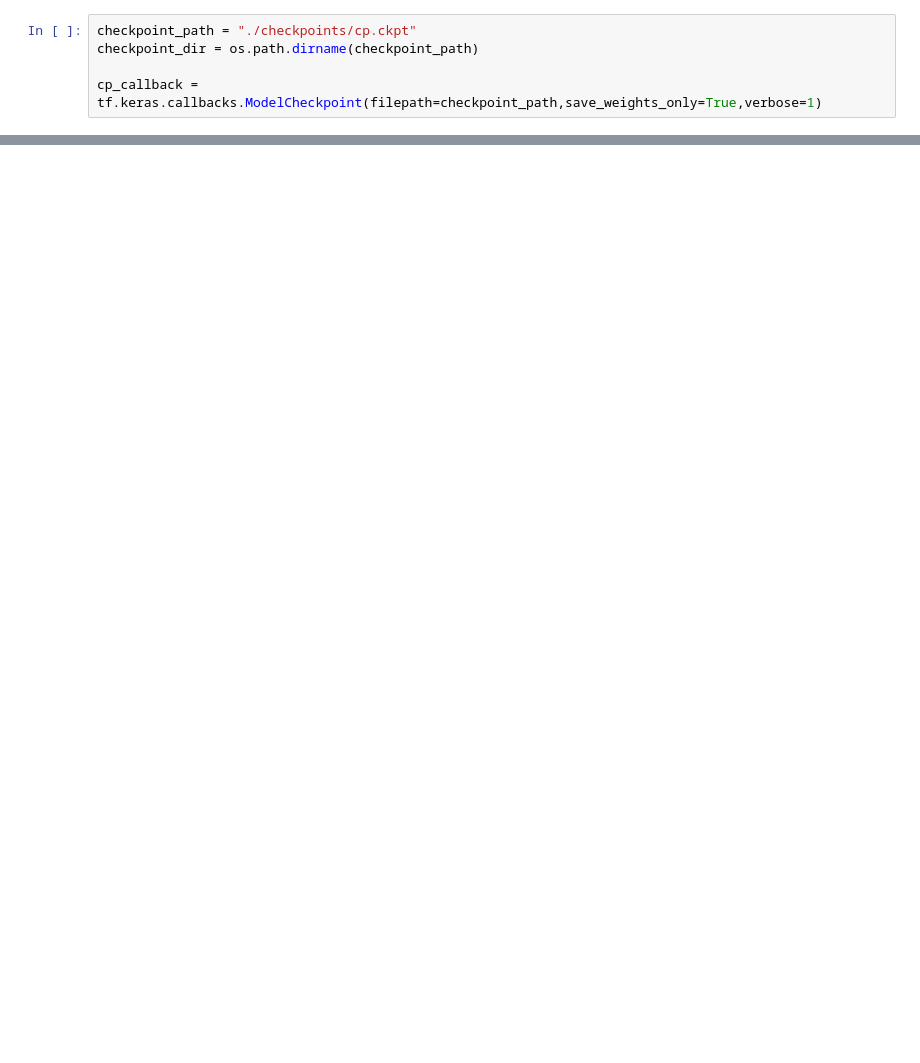
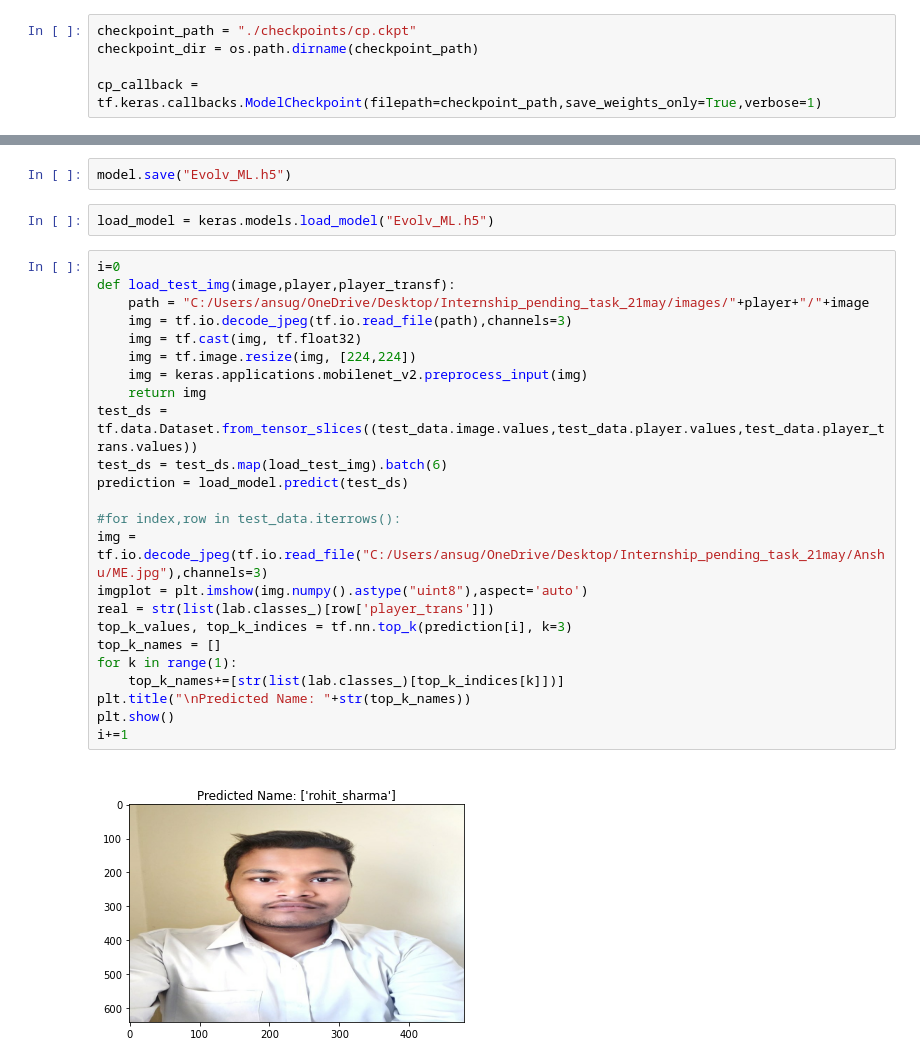
Before and after one commit to ansugpta009/Evolv_ML, a Jupyter notebook: Predict Cricketer.ipynb, the cells around one changed output, grey strips where cells are left out. Cells and saved outputs as stored; diff of their text form; blank space fills up the shorter version.

```diff
--- a/Predict Cricketer.ipynb
+++ b/Predict Cricketer.ipynb
@@ -167,0 +166,30 @@ for index,row in test.iterrows():
+# %%
+model.save("Evolv_ML.h5")
+# %%
+load_model = keras.models.load_model("Evolv_ML.h5")
+# %%
+i=0
+def load_test_img(image,player,player_transf):
+    path = "C:/Users/ansug/OneDrive/Desktop/Internship_pending_task_21may/images/"+player+"/"+image
+    img = tf.io.decode_jpeg(tf.io.read_file(path),channels=3)
+    img = tf.cast(img, tf.float32)
+    img = tf.image.resize(img, [224,224])
+    img = keras.applications.mobilenet_v2.preprocess_input(img)
+    return img
+test_ds = tf.data.Dataset.from_tensor_slices((test_data.image.values,test_data.player.values,test_data.player_trans.values))
+test_ds = test_ds.map(load_test_img).batch(6)
+prediction = load_model.predict(test_ds)
+
+#for index,row in test_data.iterrows():
+img = tf.io.decode_jpeg(tf.io.read_file("C:/Users/ansug/OneDrive/Desktop/Internship_pending_task_21may/Anshu/ME.jpg"),channels=3)
+imgplot = plt.imshow(img.numpy().astype("uint8"),aspect='auto')
+real = str(list(lab.classes_)[row['player_trans']])
+top_k_values, top_k_indices = tf.nn.top_k(prediction[i], k=3)
+top_k_names = []
+for k in range(1):
+    top_k_names+=[str(list(lab.classes_)[top_k_indices[k]])]
+plt.title("\nPredicted Name: "+str(top_k_names))
+plt.show()
+i+=1
+# %% [output]
+[figure, added]
```
Also changed, not shown: parts of 7 cells of this notebook.
